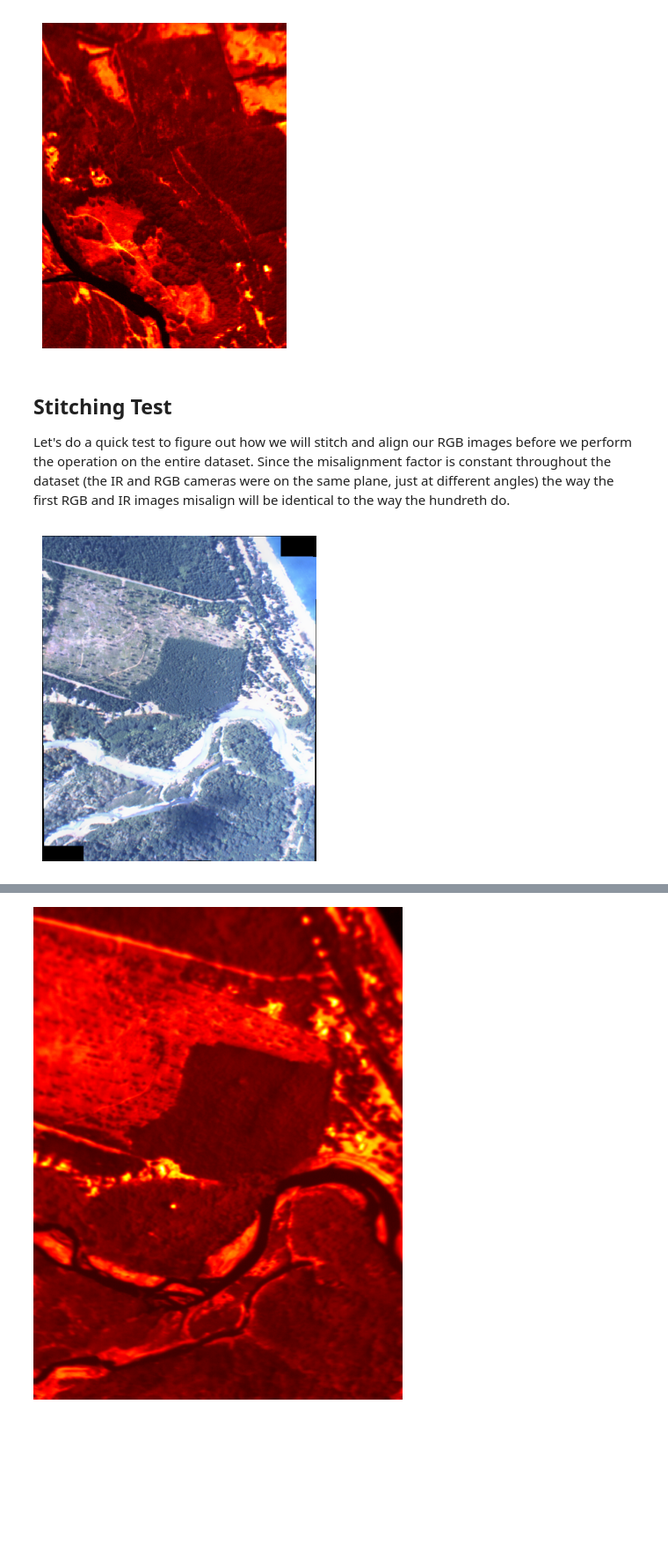
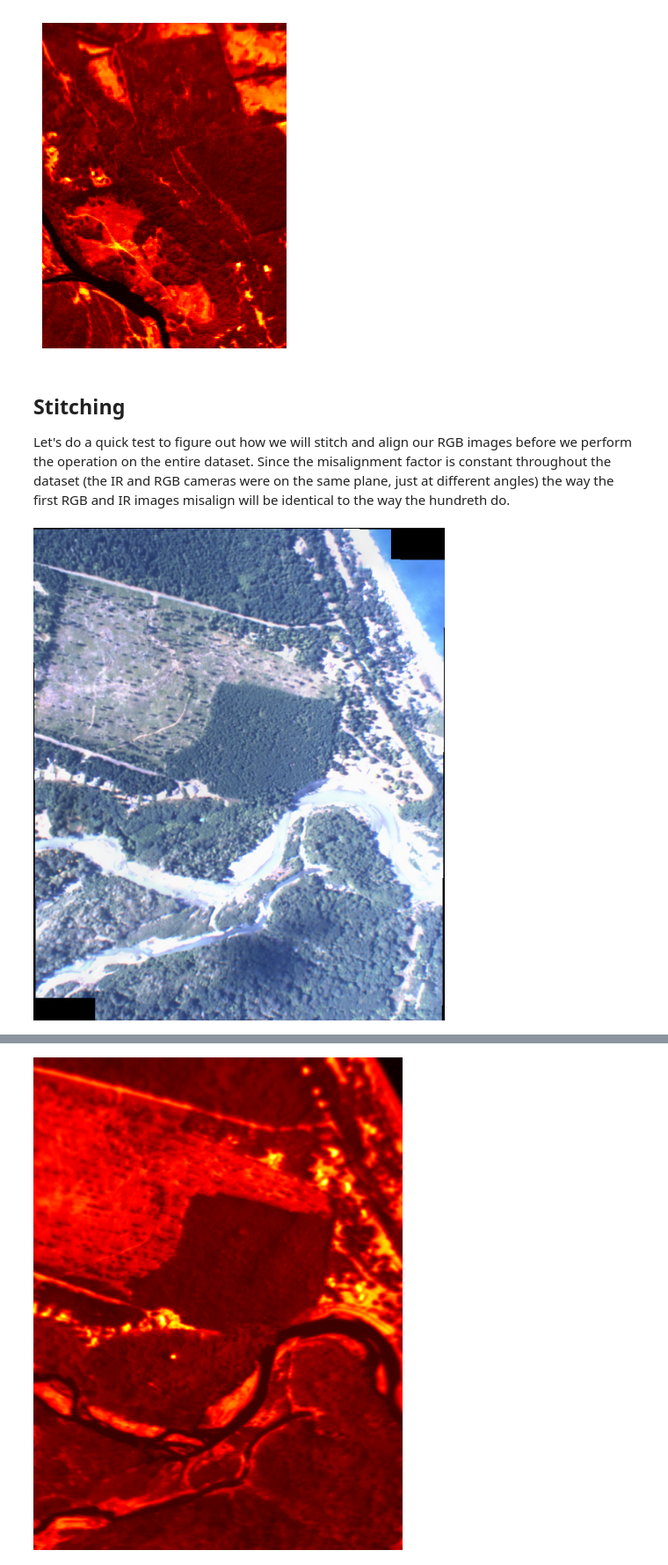
Before and after one commit to StefanTodoran/elwha-segmentation, a Jupyter notebook: book/chapters/realignment.ipynb, the cells around one changed output, grey strips where cells are left out. Shown at 88% size. Drawn from its saved outputs; the diff is of its cells as text; code cells hidden in the pictures; blank space fills up the shorter version.

```diff
--- a/book/chapters/realignment.ipynb
+++ b/book/chapters/realignment.ipynb
@@ -71,7 +72,7 @@ For some reason, the format the images are stored in seems to require us to inde
 The images are each 640x480 and 3 channel (RGB), and there are 406 in total.
 # %%
 rgb_images = []
-for x in range(25):
+for x in range(num_images):
   image_data = im.fromarray(raw_images[:,:,x])
   rgb_images.append(image_data)
   image_data.save(f"../out/airborne_{x+1}.png")
@@ -101,13 +102,6 @@ plt.show() # saved images won't look quite like this, as they won't have the whi
 # %% [output]
 [figure]
 # %% [markdown]
-## Stitching Test
+## Stitching
 
 Let's do a quick test to figure out how we will stitch and align our RGB images before we perform the operation on the entire dataset. Since the misalignment factor is constant throughout the dataset (the IR and RGB cameras were on the same plane, just at different angles) the way the first RGB and IR images misalign will be identical to the way the hundreth do.
-# %%
-test_paths = ["../out/airborne_1.png", "../out/airborne_2.png"]
-test_images = []
-
-for path in test_paths:
-	image = cv2.imread(path)
-	test_images.append(image)
@@ -123,7 +108,22 @@ else:
-# %%
-plt.imshow(stitched[:,:,::-1]) # the slice notation is inverting
-plt.axis("off")
-plt.show()
-# %% [output]
-[figure, removed]
+# %%
+for x in range(num_images - 1):
+	paths = [f"../out/airborne_{x+1}.png", f"../out/airborne_{x+2}.png"]
+	images = []
+
+	for path in paths:
+		image = cv2.imread(path)
+		images.append(image)
+
+	stitcher = cv2.Stitcher_create()
+	(status, stitched) = stitcher.stitch(images)
+
+	# status 0 indicates success
+	if status == 0:
+		cv2.imwrite(f"../out/stitch_{x+1}.png", stitched)
+	else:
+		print(f"stitching failed with status {status} for images {x+1} <-> {x+2}")
+
+im.open('../out/stitch_1.png')
+# %% [output]
+[figure, added]
 # %% [markdown]
```
Also changed, not shown: parts of 25 cells of this notebook, 50 other files.
